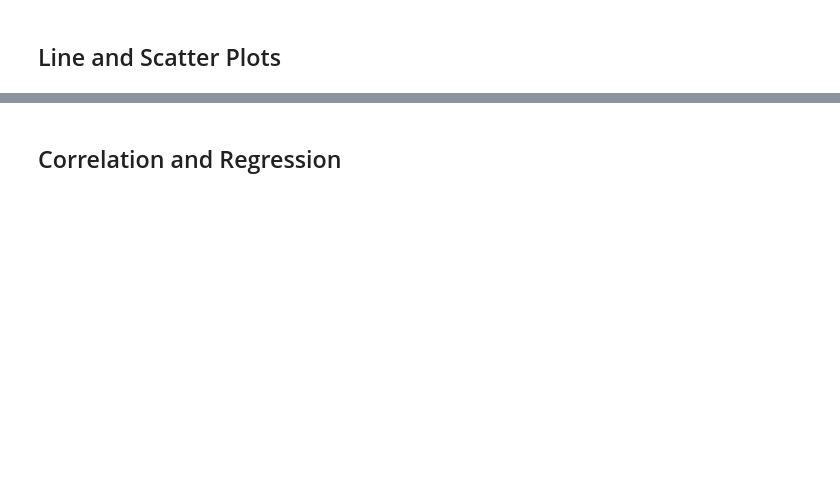
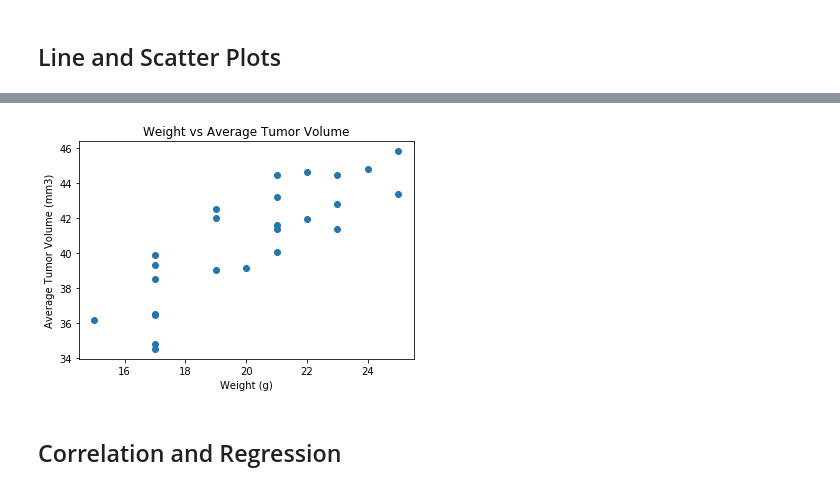
Before and after one commit to Autonomousse/Matplotlib-Cancer-Study, a Jupyter notebook: Pymaceuticals/pymaceuticals.ipynb, the cells around one changed output, grey strips where cells are left out. Saved outputs shown, nothing was run; the diff lists cells and outputs as text; code cells hidden in the pictures; blank space fills up the shorter version.

```diff
--- a/Pymaceuticals/pymaceuticals.ipynb
+++ b/Pymaceuticals/pymaceuticals.ipynb
@@ -492,2 +518,17 @@ ax1.boxplot(data, flierprops=red_diamond);
+# %%
+# Generate a scatter plot of mouse weight versus average tumor volume for the Capomulin regimen
+# Create a groupby() on Mouse ID and get the first weight item for each Mouse ID and add it to a list
+mice_capomulin_weight = single_mouse.groupby("Mouse ID")["Weight (g)"].first().to_list()
+
+# Creat a groupby() on Mouse ID and get the average Tumor Volume for each Mouse ID and add it to a list
+mice_capomulin_tumor_avg = single_mouse.groupby("Mouse ID")["Tumor Volume (mm3)"].mean().to_list()
+
+plt.scatter(mice_capomulin_weight, mice_capomulin_tumor_avg)
+plt.title("Weight vs Average Tumor Volume");
+plt.ylabel("Average Tumor Volume (mm3)");
+plt.xlabel("Weight (g)");
+plt.show()
+# %% [output]
+[figure, added]
 # %% [markdown]
 ## Correlation and Regression
```
Also changed, not shown: parts of 11 cells of this notebook.
